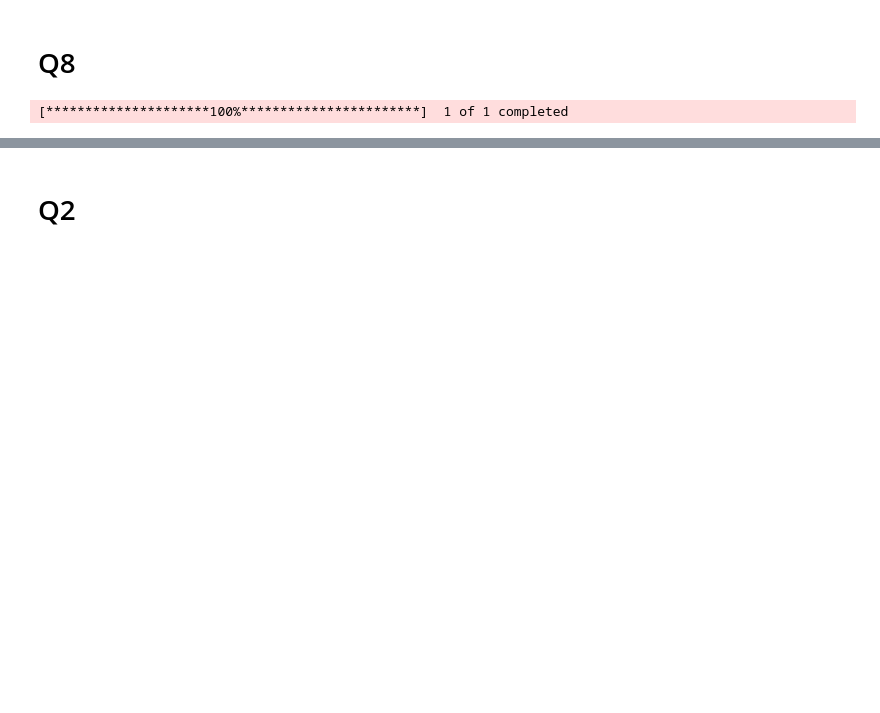
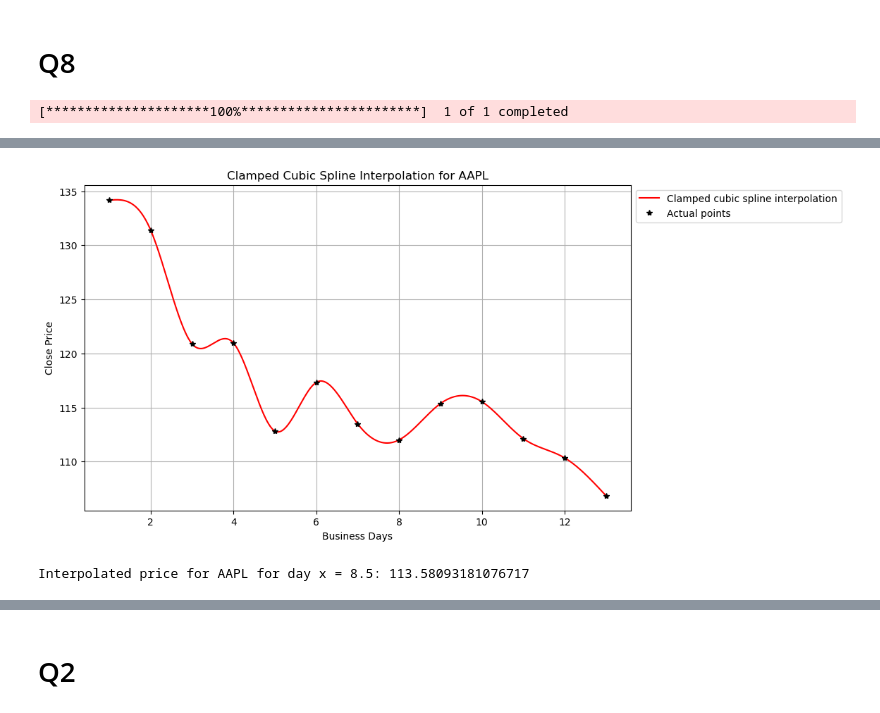
Before and after one commit to atkrish0/numerical-analysis-rbs, a Jupyter notebook: hw3/Atheesh_Krishnan_NA_HW3.ipynb, the cells around one changed output, grey strips where cells are left out. Saved outputs shown, nothing was run; the diff lists cells and outputs as text; code cells hidden in the pictures; blank space fills up the shorter version.

```diff
--- a/hw3/Atheesh_Krishnan_NA_HW3.ipynb
+++ b/hw3/Atheesh_Krishnan_NA_HW3.ipynb
@@ -35,0 +87,36 @@ aapl
+# %%
+# CLAMPED CUBIC SPLINE INTERPOLATION
+
+# Define x and y using the MultiIndex column structure
+x = list(range(1, len(aapl) + 1))  # Business days starting from 1
+y = aapl[('Close', 'AAPL')].tolist()  # Access 'Close' column for 'AAPL' and convert to list
+
+# Proceed with the rest of the interpolation code
+# Specify clamped boundary derivatives (e.g., estimated or known derivatives at endpoints)
+fpa = 0.0  # Replace with actual derivative at x[0] if known
+fpb = 0.0  # Replace with actual derivative at x[-1] if known
+
+# Perform clamped cubic spline interpolation
+a, b, c, d = clamped_cubic_spline(x, y, fpa, fpb)
+
+# Generate x values for smooth plotting and evaluate spline at each x
+x1 = np.linspace(min(x), max(x), 1000)
+y1 = [evaluate_spline(i, x, a, b, c, d) for i in x1]
+
+# Plot the clamped cubic spline and actual data points
+plt.figure(figsize=(10, 6))
+plt.plot(x1, y1, color='red', label='Clamped cubic spline interpolation')
+plt.plot(x, y, '*', color='black', label='Actual points')
+plt.xlabel('Business Days')
+plt.ylabel('Close Price')
+plt.title('Clamped Cubic Spline Interpolation for AAPL')
+plt.grid(True)
+plt.legend(loc='upper left', bbox_to_anchor=(1, 1))
+plt.show()
+
+# Interpolated price at x = 8.5
+interpolated_price = evaluate_spline(8.5, x, a, b, c, d)
+print(f"Interpolated price for AAPL for day x = 8.5: {interpolated_price}")
+# %% [output]
+[figure, added]
+Interpolated price for AAPL for day x = 8.5: 113.58093181076717
```
Also changed, not shown: parts of 6 cells of this notebook, 1 other file.
